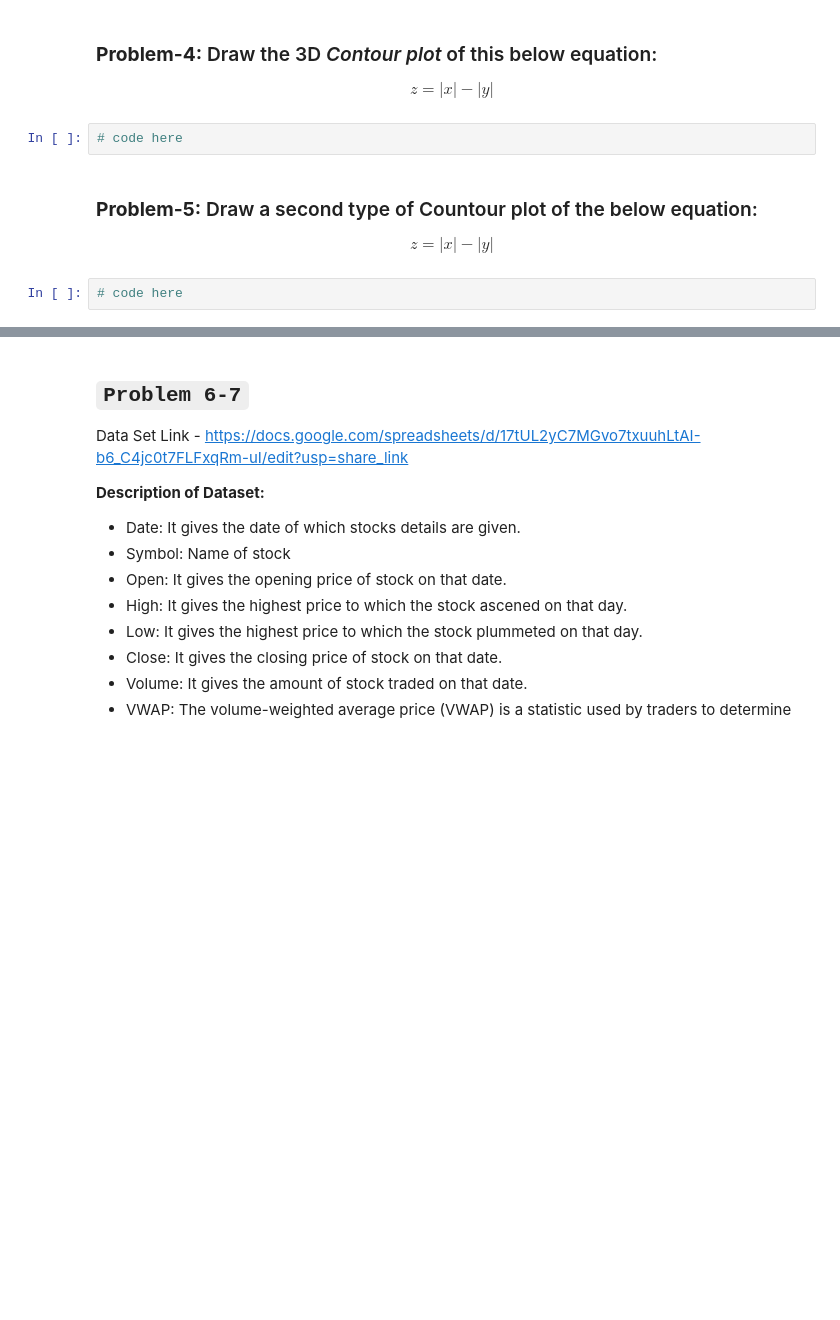
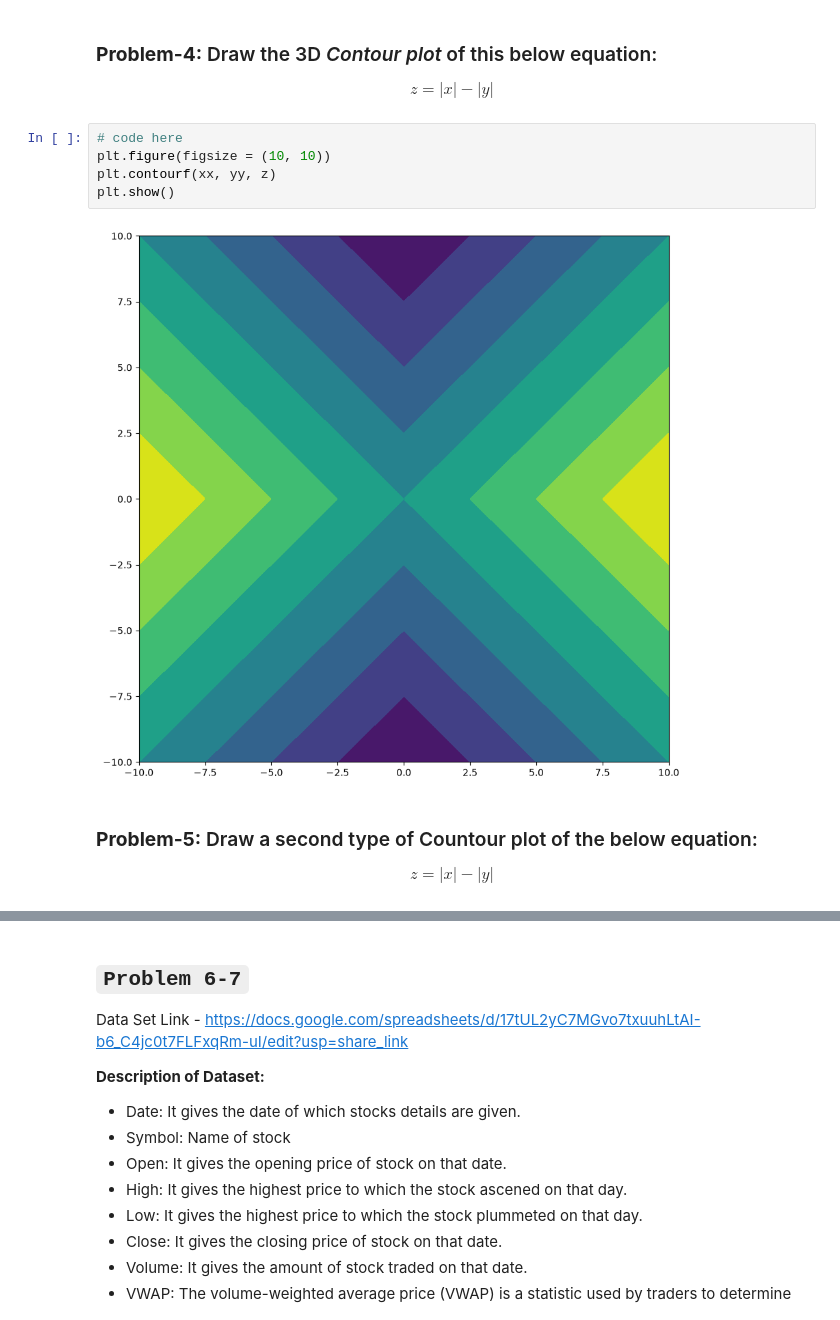
Before and after one commit to DrishtiSharma7/DSMP, a Jupyter notebook: MATPLOTLIB/Task/Task 24.ipynb, the cells around one changed output, grey strips where cells are left out. Drawn from its saved outputs; the diff is of its cells as text; blank space fills up the shorter version.

```diff
--- a/MATPLOTLIB/Task/Task 24.ipynb
+++ b/MATPLOTLIB/Task/Task 24.ipynb
@@ -43,11 +105,14 @@ $$z = |x| - |y|$$
 ### **Problem-4:** Draw the 3D *Contour plot* of this below equation:
 
 $$z = |x| - |y|$$
-# %%
-# code here
+# %%
+# code here
+plt.figure(figsize = (10, 10))
+plt.contourf(xx, yy, z)
+plt.show()
+# %% [output]
+[figure, added]
 # %% [markdown]
 ### **Problem-5:** Draw a second type of Countour plot of the below equation:
 
 $$z = |x| - |y|$$
-# %%
-# code here
```
Also changed, not shown: parts of 22 cells of this notebook, 2 other files.
